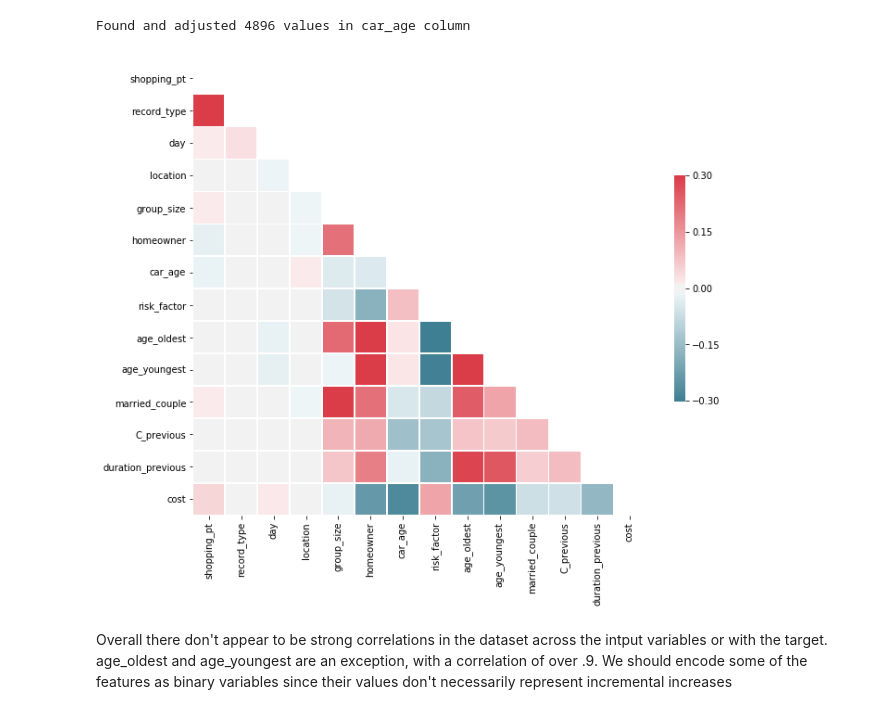
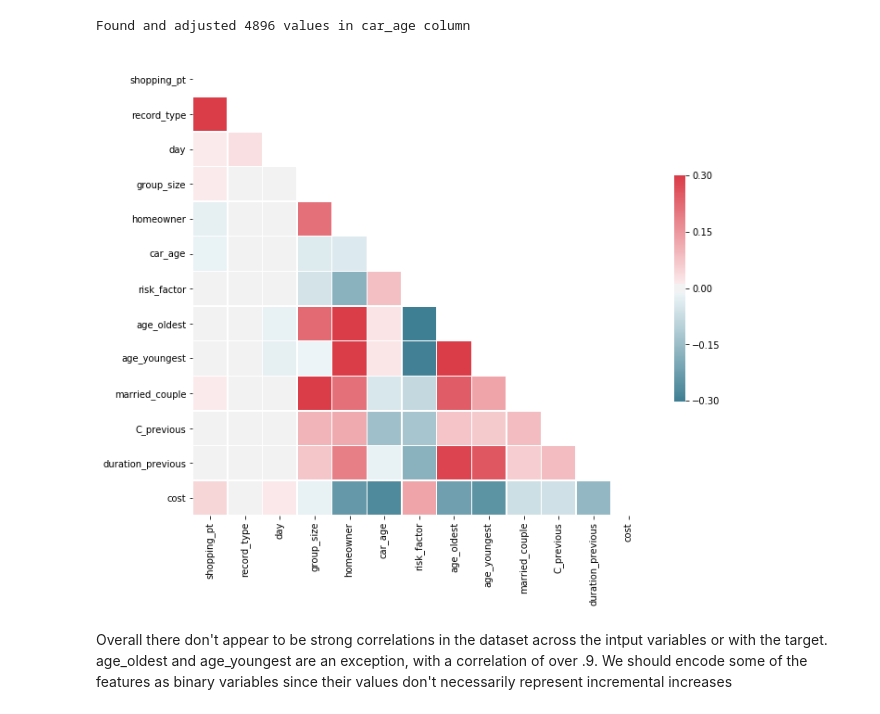
Before and after one commit to drewmalter12/AI-ML_Workshop, a Jupyter notebook: lab-regression-insurance.ipynb, the cells around one changed output. Cells and saved outputs as stored; diff of their text form; code cells hidden in the pictures.

```diff
--- a/lab-regression-insurance.ipynb
+++ b/lab-regression-insurance.ipynb
@@ -236,7 +278,8 @@ output_notebook()
 Loading BokehJS ...
 [interactive output not drawn]
 # %%
-features = [f for f in df.columns.values if f not in ['car_value', 'state']]
+features = [f for f in df.columns.values if f not in \
+            ['car_value', 'state', 'location']]
 nbins = (5, 50)
 interact(update, feature = features, num_bins = nbins)
 show(p, notebook_handle = True)
@@ -292,23 +335,23 @@ df['car_age'] = adjust_outliers(df['car_age'])
 # %% [output]
 Found and adjusted 4896 values in car_age column
 # %%
-corr = df.corr()
+corr = df[features].corr()
 
 # Generate a mask for the upper triangle
 mask = np.zeros_like(corr, dtype=np.bool)
 mask[np.triu_indices_from(mask)] = True
 
 # Set up the matplotlib figure
 f, ax = plt.subplots(figsize=(11, 9))
 
 # Generate a custom diverging colormap
 cmap = sns.diverging_palette(220, 10, as_cmap=True)
 
 # Draw the heatmap with the mask and correct aspect ratio
 _ = sns.heatmap(corr, mask=mask, cmap=cmap, vmax=.3, center=0,
             square=True, linewidths=.5, cbar_kws={"shrink": .5})
 # %% [output]
-[figure, old version]
+[figure, new version]
 # %% [markdown]
 Overall there don't appear to be strong correlations in the dataset across the intput variables or with the target. age_oldest and age_youngest are an exception, with a correlation of over .9. We should encode some of the features as binary variables since their values don't necessarily represent incremental increases
 # %%
```
Also changed, not shown: parts of 21 cells of this notebook.
